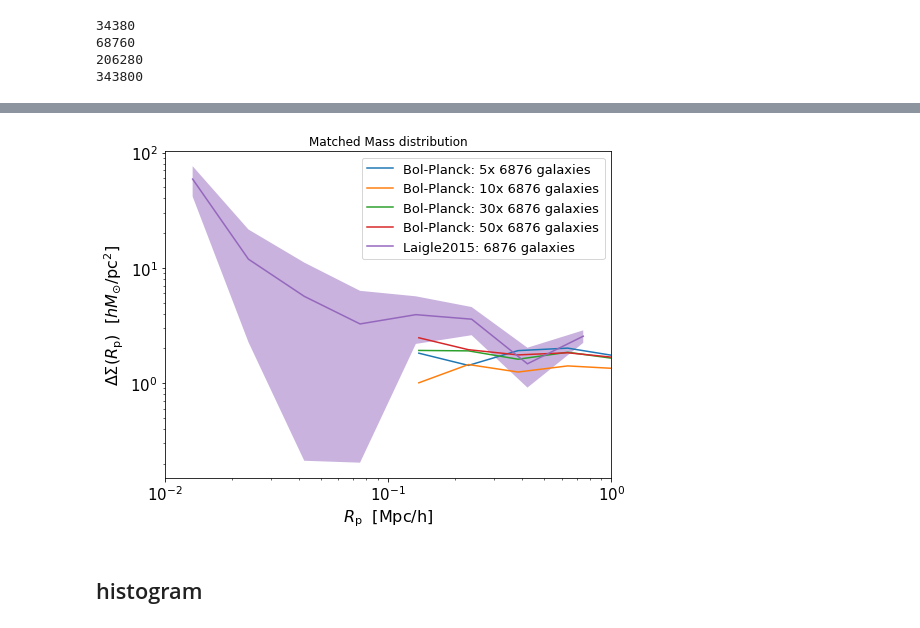
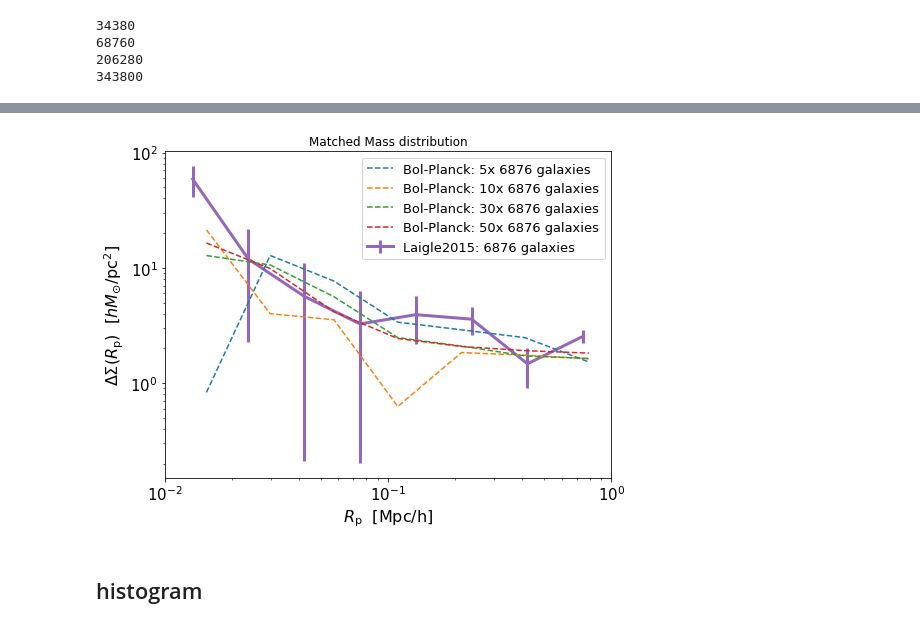
Before and after one commit to f-ardila/dwarf_lensing, a Jupyter notebook: dwarf_lensing.ipynb, the cells around one changed output, grey strips where cells are left out. Saved outputs shown, nothing was run; the diff lists cells and outputs as text; code cells hidden in the pictures.

Commit message:
changed bins of simulations. errorbars instead of fillbetween for observations

```diff
--- a/dwarf_lensing.ipynb
+++ b/dwarf_lensing.ipynb
@@ -314,7 +314,11 @@ halocat.num_ptcl_per_dim=2048 #for bolshoi-planck : https://github.com/astropy/h
 total_num_ptcl_in_snapshot = halocat.num_ptcl_per_dim**3
 downsampling_factor = total_num_ptcl_in_snapshot/float(len(particles))
 
-rp_bins = np.logspace(-1, 1, 10)
+#same bins as data
+rp_bins = np.logspace(-2, 0, 9)
+# range = [0.01,1.0] #Correlation range
+# nbins = 8 #Number of bins
+
 period = model.mock.Lbox
 # %% [markdown]
 ### calculate the mass enclosed by the cylinders around each galaxy
@@ -720,7 +729,7 @@ for dwarf_galaxies in [dwarf_galaxies_5, dwarf_galaxies_10, dwarf_galaxies_30, d
     z = [gal[3] for gal in dwarf_galaxies]
     galaxies = np.vstack((x, y, z)).T
 
-    mass_encl = total_mass_enclosed_per_cylinder(galaxies, particles, particle_masses, downsampling_factor, rp_bins, period)
+    mass_encl = total_mass_enclosed_per_cylinder(galaxies, particles, particle_masses, downsampling_factor, rp_bins+0.03415, period)
 
     rp, ds = delta_sigma_from_precomputed_pairs(galaxies, mass_encl, rp_bins, period, cosmology=halocat.cosmology)
     ds = ds/1e12 #there seems to be a discrepancy in units pc^2 --> Mpc^2
@@ -735,31 +854,32 @@ for dwarf_galaxies in [dwarf_galaxies_5, dwarf_galaxies_10, dwarf_galaxies_30, d
 # %%
 fig, ax = plt.subplots(1, 1, figsize=(8, 6))
 
 plt.loglog()
 
 for rp, ds, n in zip(RP,DS, [5,10,30,50]):
-    ax.plot(rp, ds, label=r'Bol-Planck: ' +str(n)+ 'x '+str(len(dwarf_masses))+' galaxies')
+    ax.plot(rp, ds, label=r'Bol-Planck: ' +str(n)+ 'x '+str(len(dwarf_masses))+' galaxies', linestyle='--', zorder=3)
     ax.fill_between(rp, ds,ds, alpha=0.5)
 # __=ax.plot(rp, result_mstar105_satellite_in_pc, label=r'Satellites: $M_{\ast} \approx 10^{10.5}M_{\odot}$')
 # __=ax.plot(rp, result_mstar105_in_pc, label=r'All galaxies: $M_{\ast} \approx 10^{10.5}M_{\odot}$')
 # __=ax.plot(rp, result_mstar105_central_in_pc, label=r'Centrals: $M_{\ast} \approx 10^{10.5}M_{\odot}$')
 
-ax.plot(cosmos_lensing_signal['R(Mpc)'], cosmos_lensing_signal['SigR(Msun/pc^2)'], label=r'Laigle2015: ' +str(len(dwarf_masses))+ ' galaxies')
-ax.fill_between(cosmos_lensing_signal['R(Mpc)'], cosmos_lensing_signal['SigR(Msun/pc^2)']+cosmos_lensing_signal['err(weights)'],
-                cosmos_lensing_signal['SigR(Msun/pc^2)']-cosmos_lensing_signal['err(weights)'], alpha=0.5)
+ax.errorbar(cosmos_lensing_signal['R(Mpc)'], cosmos_lensing_signal['SigR(Msun/pc^2)'], yerr=cosmos_lensing_signal['err(weights)'],
+            label=r'Laigle2015: ' +str(len(dwarf_masses))+ ' galaxies', linewidth=3, zorder=1)
+# ax.fill_between(cosmos_lensing_signal['R(Mpc)'], cosmos_lensing_signal['SigR(Msun/pc^2)']+cosmos_lensing_signal['err(weights)'],
+#                 cosmos_lensing_signal['SigR(Msun/pc^2)']-cosmos_lensing_signal['err(weights)'], alpha=0.5)
 
 __=ax.set_xlim(xmin = 0.01, xmax = 1)
 # __=ax.set_ylim(ymin = 0.5, ymax = 200)
 
 __=ax.set_xlabel(r'$R_{\rm p} $  $\rm{[Mpc / h]}$', fontsize=16)
 __=ax.set_ylabel(r'$\Delta\Sigma(R_{\rm p})$  $[h M_{\odot} / {\rm pc}^2]$', fontsize=16)
 __=ax.legend(loc='best', fontsize=13)
 __=plt.xticks(fontsize=15); plt.yticks(fontsize=15)
 
 plt.title('Matched Mass distribution')
 plt.show()
 # %% [output]
-[figure, old version]
+[figure, new version]
 # %% [markdown]
 ## histogram
 # %%
```
Also changed, not shown: parts of 29 cells of this notebook.
